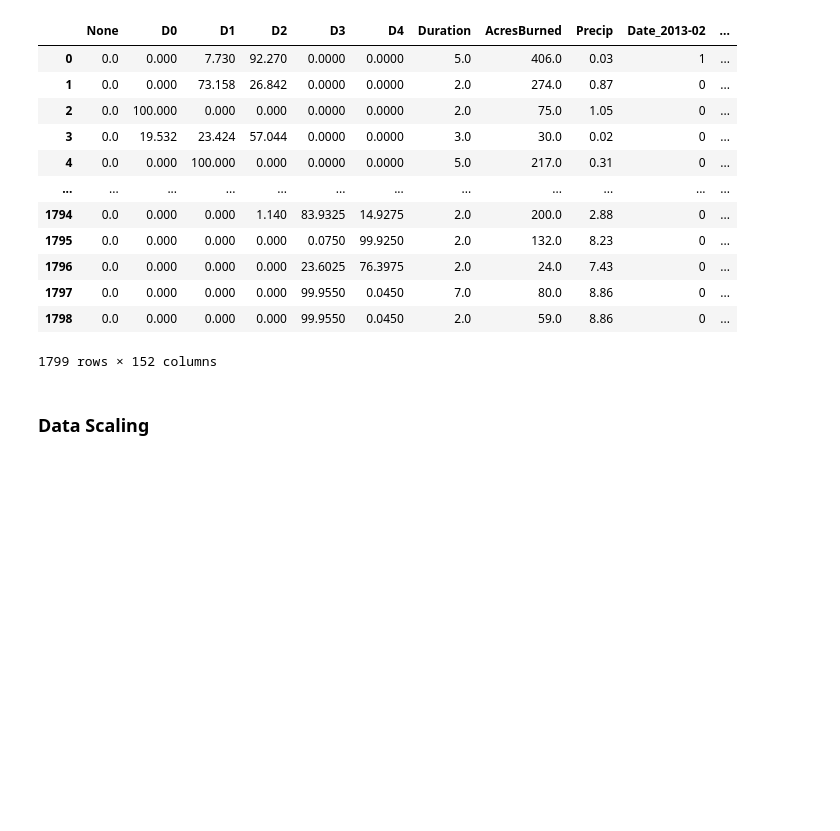
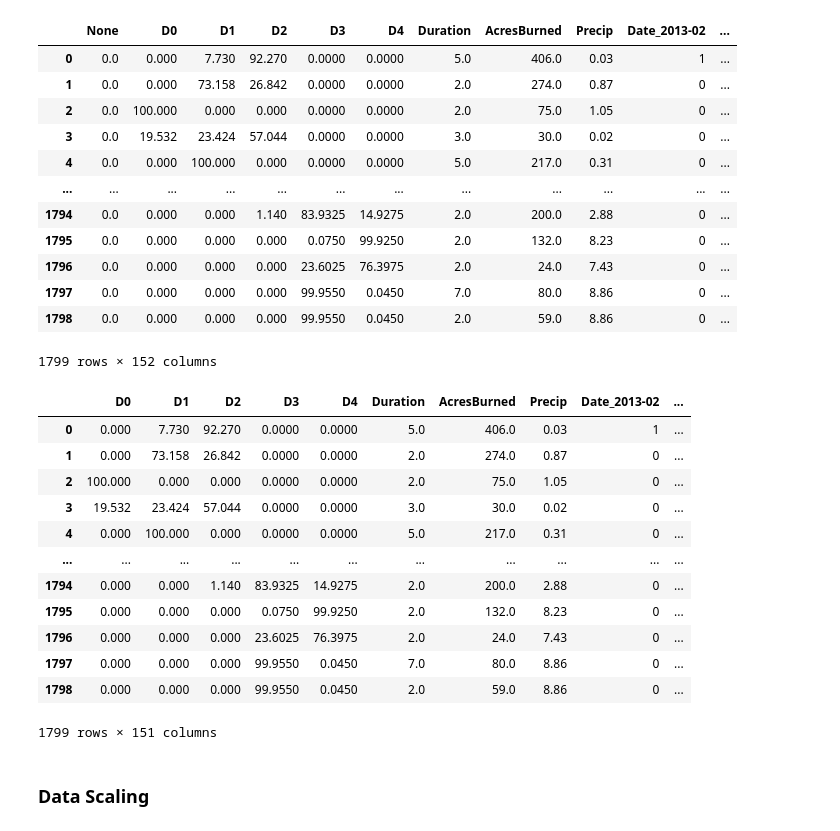
Before and after one commit to josephchancey/ca-wildfire-ml, a Jupyter notebook: data/clean/Preprocessing-&-Machine-Learning.ipynb, the cells around one changed output. Saved outputs shown, nothing was run; the diff lists cells and outputs as text; code cells hidden in the pictures; blank space fills up the shorter version.

```diff
--- a/Preprocessing-&-Machine-Learning.ipynb
+++ b/data/clean/Preprocessing-&-Machine-Learning.ipynb
@@ -10,7 +10,7 @@ Create three combinations of datasets by merging on date and County: drought and
 import pandas as pd
 
 # import fire data
-fireFile = "./data/clean/fire_data_clean.csv"
+fireFile = "./fire_data_clean.csv"
 fireData = pd.read_csv(fireFile)
 fireData
 # %% [output]
@@ -43,7 +43,7 @@ array(['Shasta', 'Inyo', 'San Bernardino', 'Madera', 'Tehama', 'Napa',
        'Santa Cruz', 'Mexico', 'Imperial'], dtype=object)
 # %%
 # import drought data
-droughtFile = "./data/clean/drought_data_clean.csv"
+droughtFile = "./drought_data_clean.csv"
 droughtData = pd.read_csv(droughtFile)
 droughtData
 # %% [output]
@@ -76,7 +76,7 @@ array(['Alameda', 'Alpine', 'Amador', 'Butte', 'Calaveras', 'Colusa',
        'Ventura', 'Yolo', 'Yuba'], dtype=object)
 # %%
 # import precip data
-precipFile = "./data/clean/precip_data_clean.csv"
+precipFile = "./precip_data_clean.csv"
 precipData = pd.read_csv(precipFile)
 precipData
 # %% [output]
@@ -290,5 +290,21 @@ masterML
 | 1797 | 0.0 | 0.000 | 0.000 | 0.000 | 99.9550 | 0.0450 | 7.0 | 80.0 | 8.86 | 0 | ... |
 | 1798 | 0.0 | 0.000 | 0.000 | 0.000 | 99.9550 | 0.0450 | 2.0 | 59.0 | 8.86 | 0 | ... |
 1799 rows × 152 columns
+# %%
+masterML.drop(columns='None')
+# %% [output]
+|  | D0 | D1 | D2 | D3 | D4 | Duration | AcresBurned | Precip | Date_2013-02 | ... |
+| 0 | 0.000 | 7.730 | 92.270 | 0.0000 | 0.0000 | 5.0 | 406.0 | 0.03 | 1 | ... |
+| 1 | 0.000 | 73.158 | 26.842 | 0.0000 | 0.0000 | 2.0 | 274.0 | 0.87 | 0 | ... |
+| 2 | 100.000 | 0.000 | 0.000 | 0.0000 | 0.0000 | 2.0 | 75.0 | 1.05 | 0 | ... |
+| 3 | 19.532 | 23.424 | 57.044 | 0.0000 | 0.0000 | 3.0 | 30.0 | 0.02 | 0 | ... |
+| 4 | 0.000 | 100.000 | 0.000 | 0.0000 | 0.0000 | 5.0 | 217.0 | 0.31 | 0 | ... |
+| ... | ... | ... | ... | ... | ... | ... | ... | ... | ... | ... |
+| 1794 | 0.000 | 0.000 | 1.140 | 83.9325 | 14.9275 | 2.0 | 200.0 | 2.88 | 0 | ... |
+| 1795 | 0.000 | 0.000 | 0.000 | 0.0750 | 99.9250 | 2.0 | 132.0 | 8.23 | 0 | ... |
+| 1796 | 0.000 | 0.000 | 0.000 | 23.6025 | 76.3975 | 2.0 | 24.0 | 7.43 | 0 | ... |
+| 1797 | 0.000 | 0.000 | 0.000 | 99.9550 | 0.0450 | 7.0 | 80.0 | 8.86 | 0 | ... |
+| 1798 | 0.000 | 0.000 | 0.000 | 99.9550 | 0.0450 | 2.0 | 59.0 | 8.86 | 0 | ... |
+1799 rows × 151 columns
 # %% [markdown]
 ### Data Scaling
```
Also changed, not shown: parts of 7 cells of this notebook, 7 other files.
